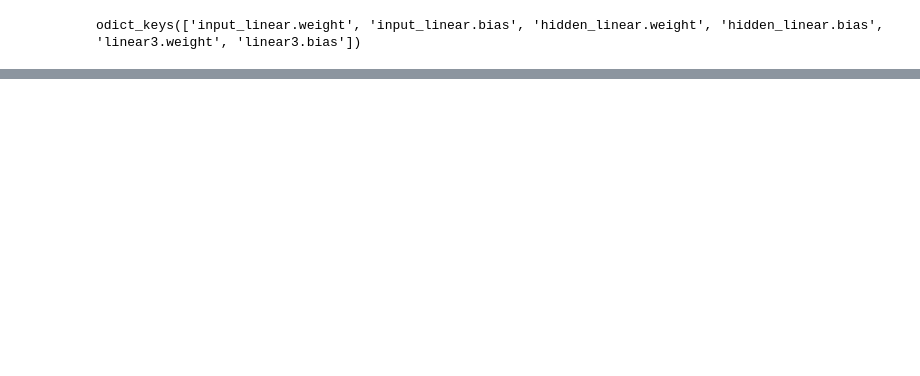
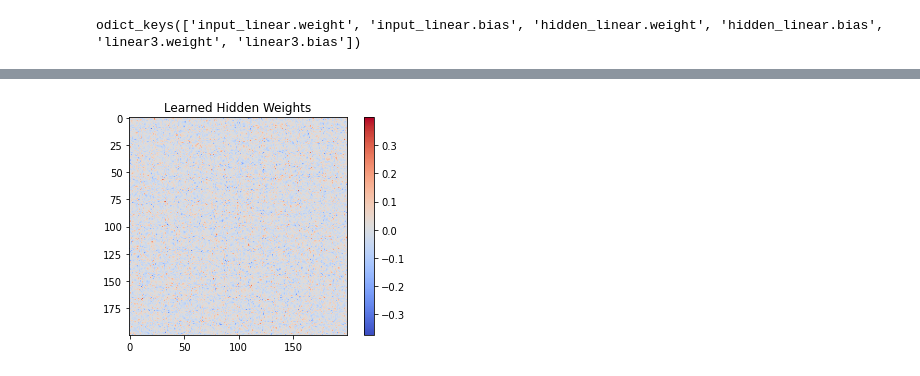
Before and after one commit to margotwagner/HCPrediction, a Jupyter notebook: notebooks/output-explorer.ipynb, the cells around one changed output, grey strips where cells are left out. Saved outputs shown, nothing was run; the diff lists cells and outputs as text; code cells hidden in the pictures; blank space fills up the shorter version.

```diff
--- a/notebooks/output-explorer.ipynb
+++ b/notebooks/output-explorer.ipynb
@@ -48,0 +37,9 @@ git status
+# %%
+heatmap = plt.imshow(
+    final_state_dict["hidden_linear.weight"].cpu().numpy(), cmap="coolwarm"
+)
+cbar = plt.colorbar(heatmap)
+plt.title("Learned Hidden Weights")
+plt.show()
+# %% [output]
+[figure, added]
```
Also changed, not shown: parts of 9 cells of this notebook, 4 other files.
